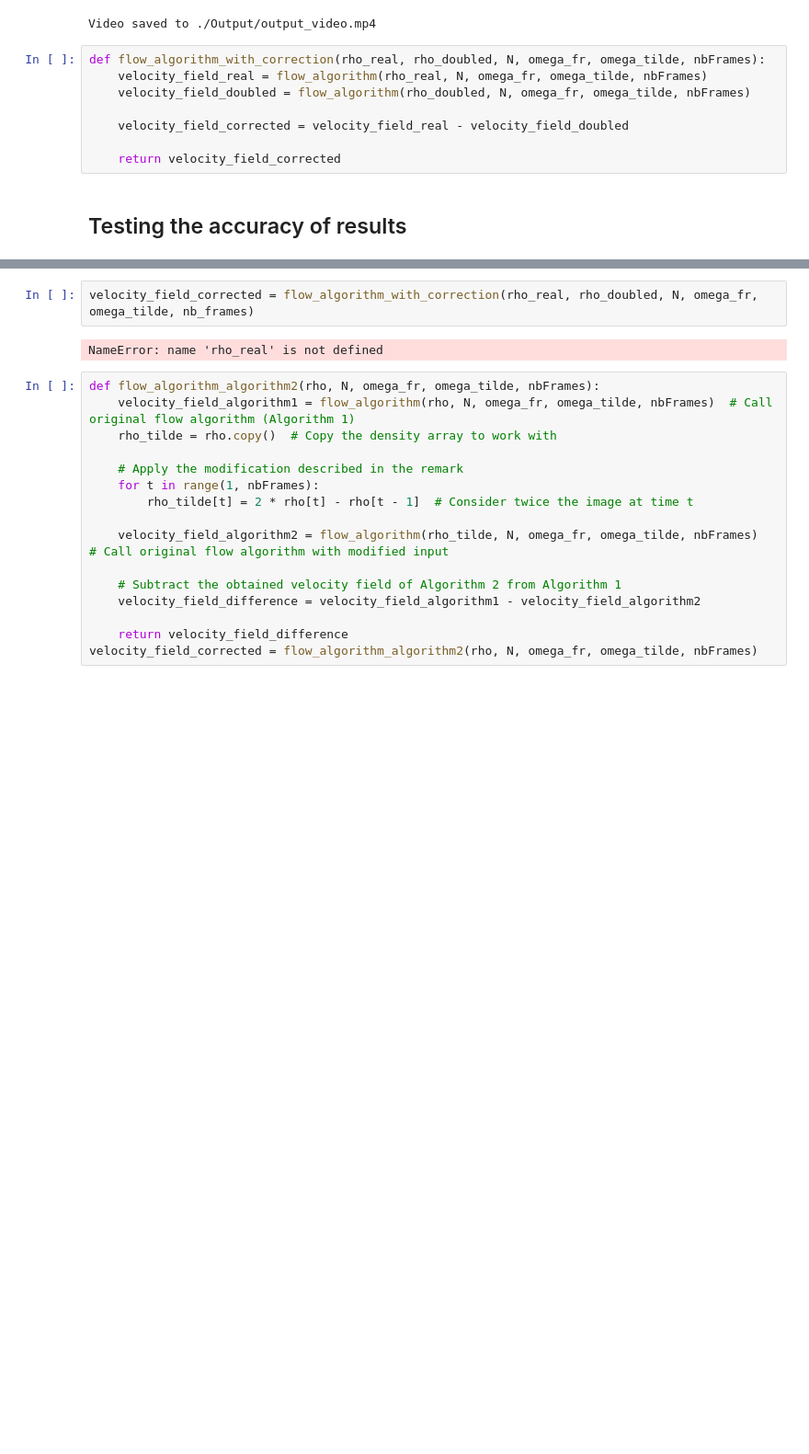
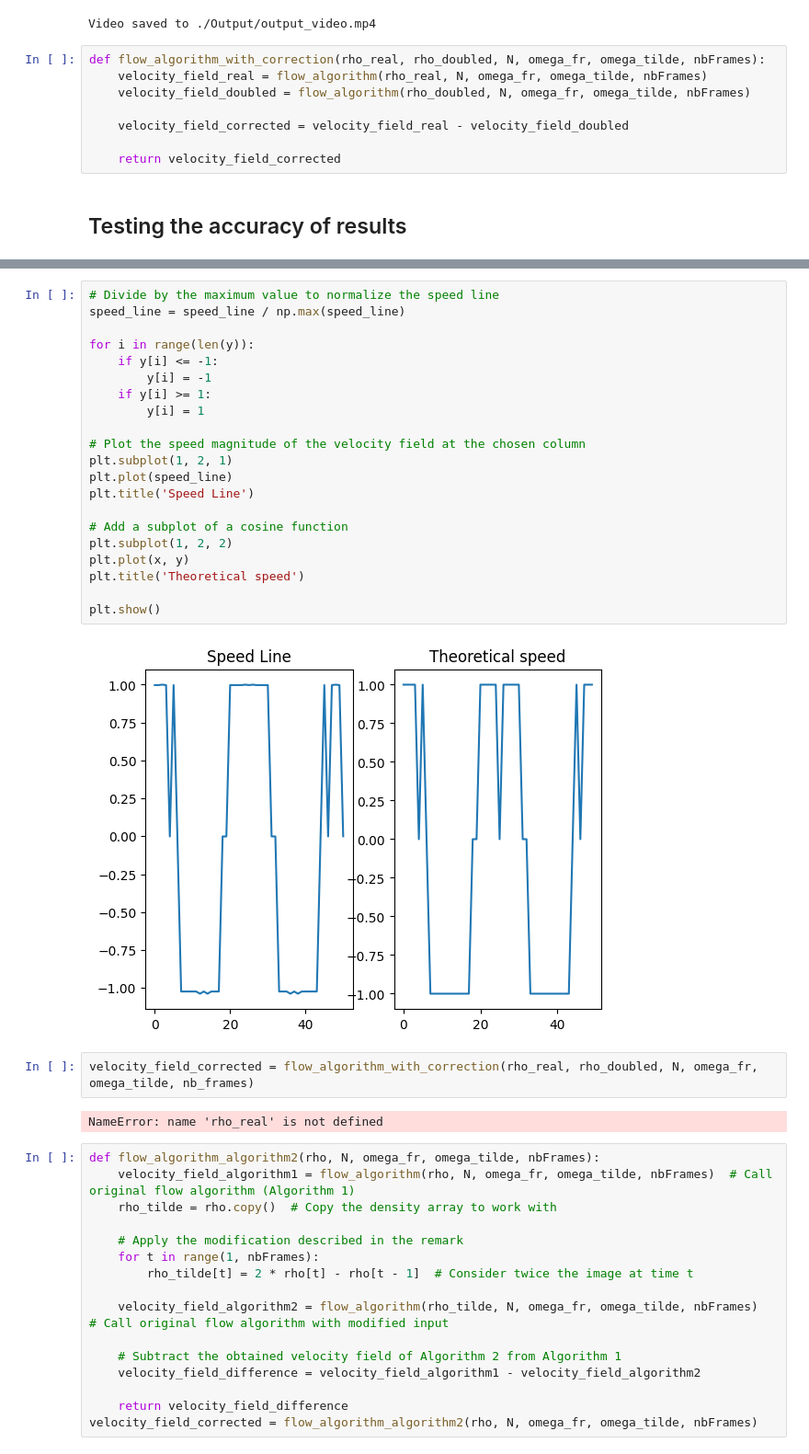
Before and after one commit to Norman-lib/LLBMOF-project, a Jupyter notebook: Example.ipynb, the cells around one changed output, grey strips where cells are left out. Shown at 92% size. Cells and saved outputs as stored; diff of their text form; blank space fills up the shorter version.

```diff
--- a/Example.ipynb
+++ b/Example.ipynb
@@ -475,3 +485,26 @@ plt.show()
+# %%
+# Divide by the maximum value to normalize the speed line
+speed_line = speed_line / np.max(speed_line)
+
+for i in range(len(y)):
+    if y[i] <= -1:
+        y[i] = -1
+    if y[i] >= 1:
+        y[i] = 1
+
+# Plot the speed magnitude of the velocity field at the chosen column
+plt.subplot(1, 2, 1)
+plt.plot(speed_line)
+plt.title('Speed Line')
+
+# Add a subplot of a cosine function
+plt.subplot(1, 2, 2)
+plt.plot(x, y)
+plt.title('Theoretical speed')
+
+plt.show()
+# %% [output]
+[figure, added]
 # %%
 velocity_field_corrected = flow_algorithm_with_correction(rho_real, rho_doubled, N, omega_fr, omega_tilde, nb_frames)
 # %% [output]
```
Also changed, not shown: parts of 1 cell of this notebook, 1 other file.
